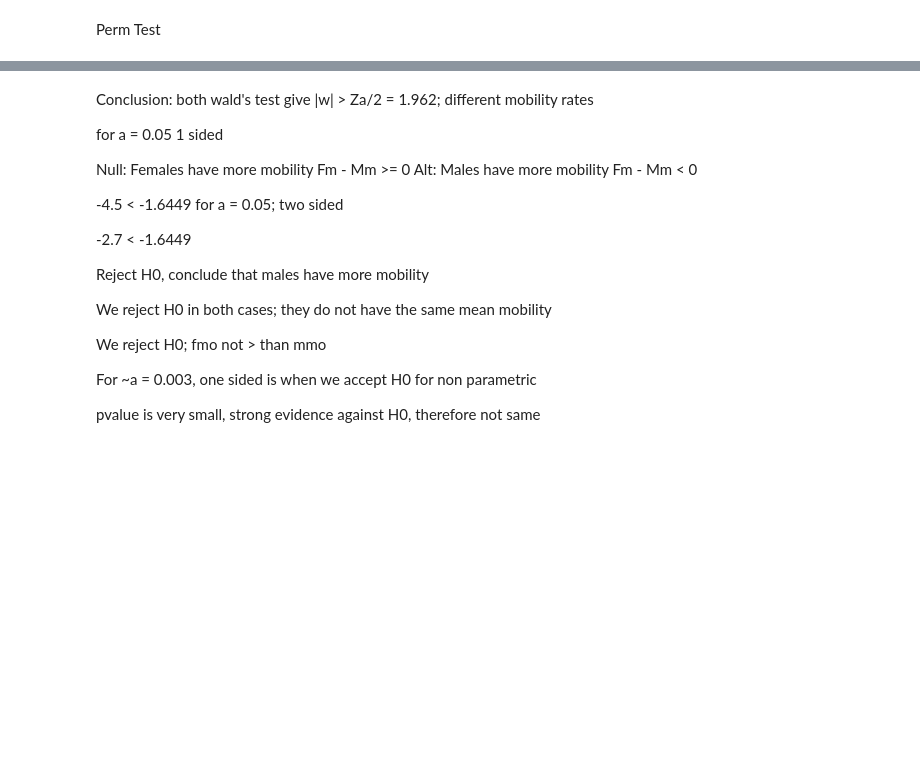
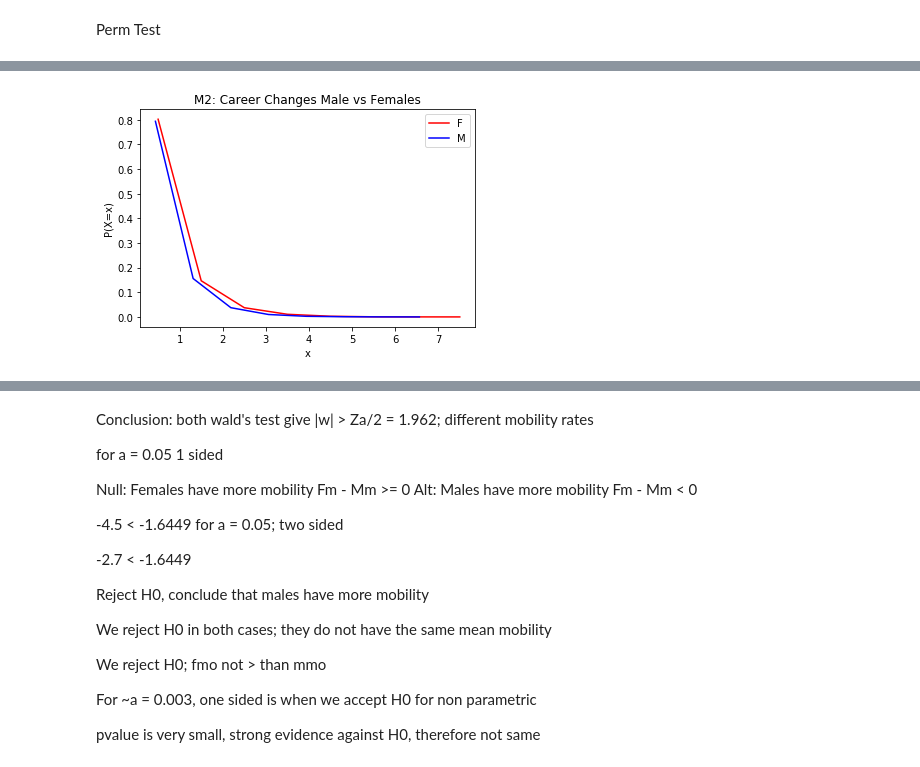
Before and after one commit to iopoi/iowa_state_employee_analysis-, a Jupyter notebook: GenderExHypo.ipynb, the cells around one changed output, grey strips where cells are left out. Drawn from its saved outputs; the diff is of its cells as text; code cells hidden in the pictures; blank space fills up the shorter version.

```diff
--- a/GenderExHypo.ipynb
+++ b/GenderExHypo.ipynb
@@ -977,0 +1027,17 @@ print(p_value/float(trials))
+# %%
+heights,bins = np.histogram(X,bins=8)
+heights = heights/float(sum(heights))
+binMids=bins[:-1]+np.diff(bins)/2
+mheights,mbins = np.histogram(Y,bins=8)
+mheights = mheights/float(sum(mheights))
+mbinMids=mbins[:-1]+np.diff(mbins)/2
+plt.plot(binMids,heights,color="red",label="F")
+plt.plot(mbinMids,mheights,color="blue",label="M")
+
+plt.xlabel('x')
+plt.ylabel('P(X=x)')
+plt.title("M2: Career Changes Male vs Females")
+plt.legend(loc='upper right')
+plt.show()
+# %% [output]
+[figure, added]
```
Also changed, not shown: parts of 32 cells of this notebook.
